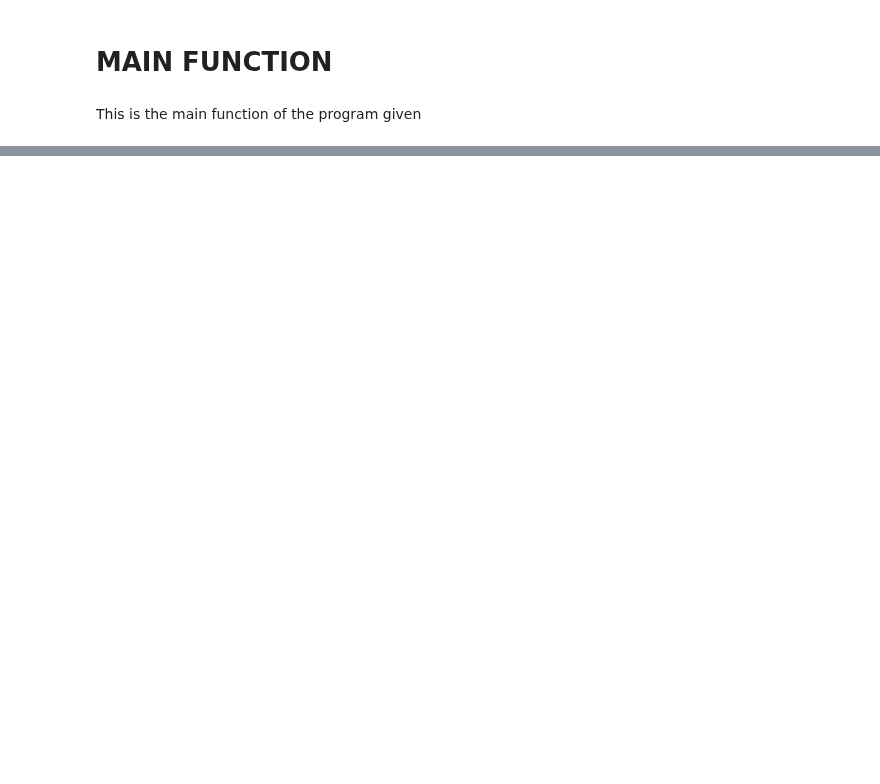
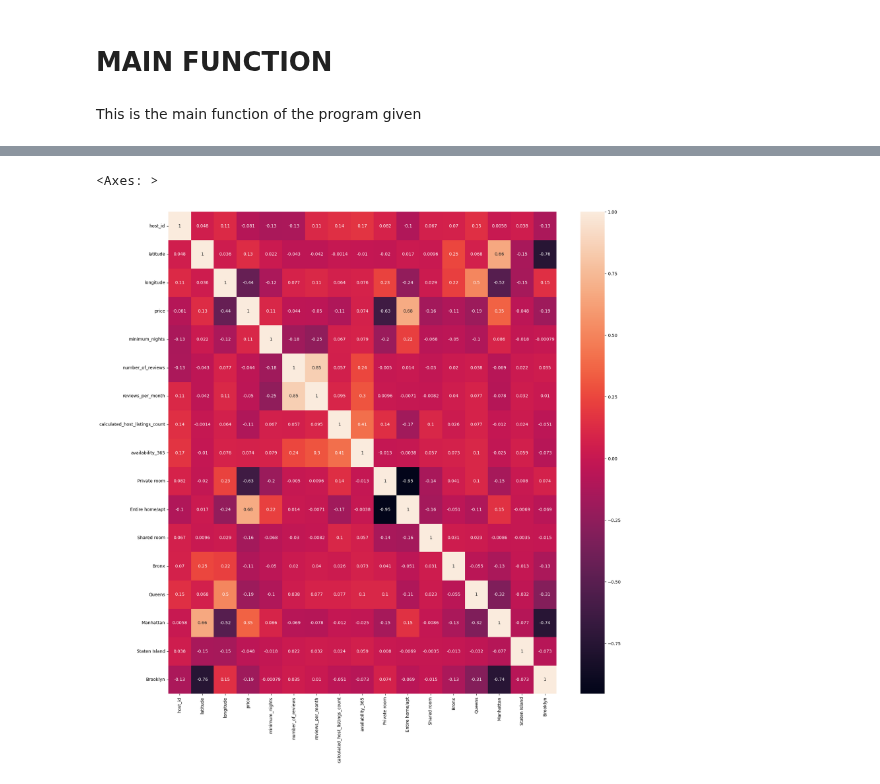
Before and after one commit to Nuzz23/01TWZSM_DataScienceLab, a Jupyter notebook: Lab/L09/Ex.ipynb, the cells around one changed output, grey strips where cells are left out. Cells and saved outputs as stored; diff of their text form; code cells hidden in the pictures; blank space fills up the shorter version.

```diff
--- a/Lab/L09/Ex.ipynb
+++ b/Lab/L09/Ex.ipynb
@@ -52,8 +52,8 @@ def replaceNa(df:pd.DataFrame)->pd.DataFrame:
 # %% [markdown]
 # Applies one hot encoding
 # %%
-def applyOneHot(df:pd.DataFrame, encoded:list[str])->pd.DataFrame:
-    for column in encoded:
+def applyOneHot(df:pd.DataFrame, encoded:list[str]=None)->pd.DataFrame:
+    for column in encoded or ['room_type', 'neighbourhood_group']:
         for label in set(df[column].values):
             df[label] = df[column].map(lambda x: 1 if x == label else 0)
         df = df.drop(labels=[column], axis=1)
@@ -67,7 +67,8 @@ Filters the data by removing the outliers:
 - price lower than 2 $
 # %%
 def filterData(df:pd.DataFrame) -> pd.DataFrame:
-    return df[
-        (df['price'] >= 2)
-        & (df['price'] <= df['price'].mean() + 3 * df['price'].std())
+    return df
+[
+        (df['price'] >= 20)
+        & (df['price'] <= df['price'].mean() + 1.8* df['price'].std())
     ]
@@ -77,8 +92,12 @@ def filterData(df:pd.DataFrame) -> pd.DataFrame:
 This is the main function of the program given
 # %%
 def main()->pd.DataFrame:
-    return filterData(applyOneHot(replaceNa(readData(INPUT_TRAINING_DATA)), ['room_type', 'neighbourhood_group']))
+    return filterData(applyOneHot(replaceNa(readData(INPUT_TRAINING_DATA))))
+
+df = main()
+
+df = df.drop(['name', 'host_name'], axis=1)
 
 
-
-df = main()
+# import seaborn as sns
+# sns.pairplot(df)  # Pairwise scatter plots for all features
@@ -101,0 +152,9 @@ df
+# %%
+from sklearn.preprocessing import MinMaxScaler
+from scipy import stats
+col = df.columns
+df = pd.DataFrame(MinMaxScaler().fit_transform(df), columns=col)
+
+
+for col in df.columns:
+    df[col], _ = stats.boxcox(df[col] + 1)
@@ -101,0 +210,8 @@ df
+# %%
+from seaborn import heatmap
+
+plt.figure(figsize=(20,20))
+heatmap(df.corr(method='spearman'), annot=True)
+# %% [output]
+<Axes: >
+[figure, added]
```
Also changed, not shown: parts of 35 cells of this notebook, 3 other files.
